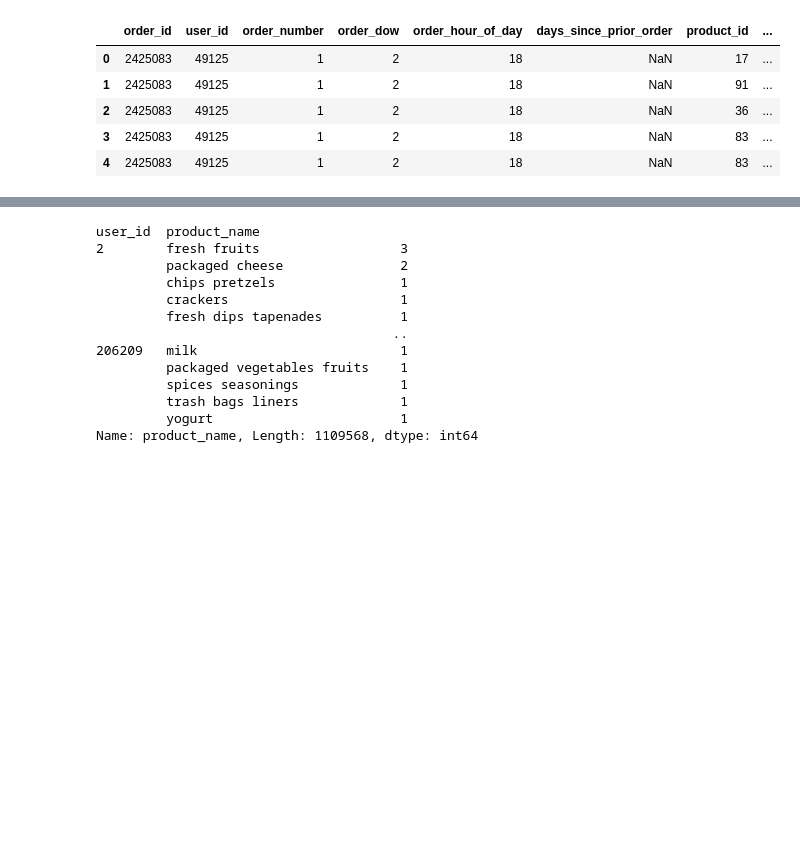
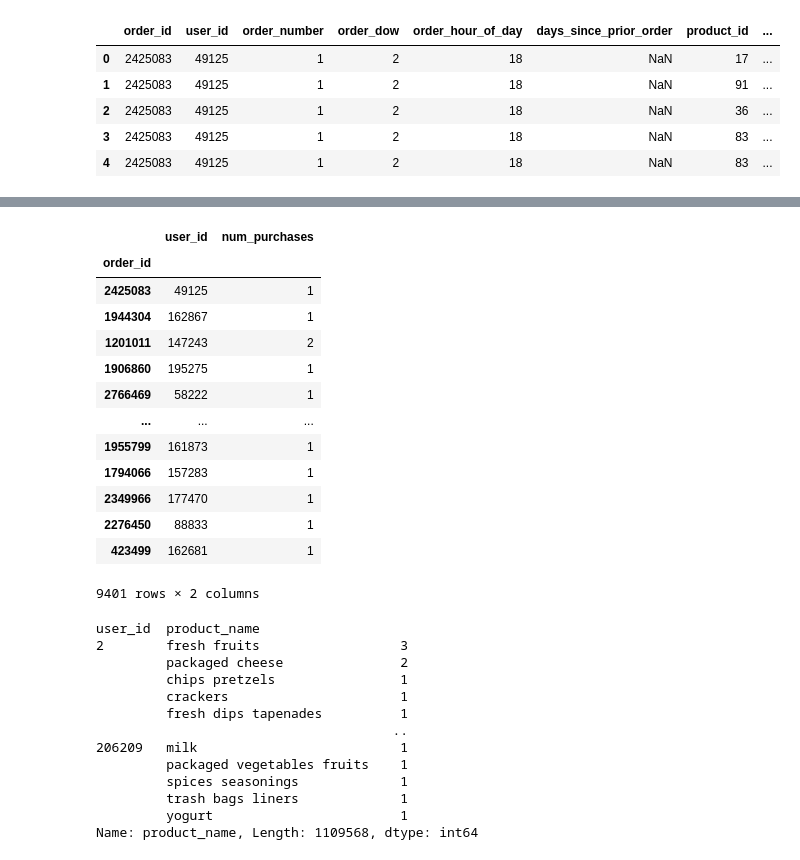
Before and after one commit to Vicalg/-EcommerceDS, a Jupyter notebook: Notebooks/ML_model.ipynb, the cells around one changed output, grey strips where cells are left out. Cells and saved outputs as stored; diff of their text form; code cells hidden in the pictures; blank space fills up the shorter version.

```diff
--- a/Notebooks/ML_model.ipynb
+++ b/Notebooks/ML_model.ipynb
@@ -37,0 +67,17 @@ df_model["target"] = pd.qcut(x=df.groupby("user_id")["user_id"].count(), q=2, la
+# %%
+df[["order_id","user_id", "num_purchases"]].set_index("order_id").drop_duplicates()
+# %% [output]
+|  | user_id | num_purchases |
+| order_id |  |  |
+| 2425083 | 49125 | 1 |
+| 1944304 | 162867 | 1 |
+| 1201011 | 147243 | 2 |
+| 1906860 | 195275 | 1 |
+| 2766469 | 58222 | 1 |
+| ... | ... | ... |
+| 1955799 | 161873 | 1 |
+| 1794066 | 157283 | 1 |
+| 2349966 | 177470 | 1 |
+| 2276450 | 88833 | 1 |
+| 423499 | 162681 | 1 |
+9401 rows × 2 columns
```
Also changed, not shown: parts of 17 cells of this notebook, 1 other file.
